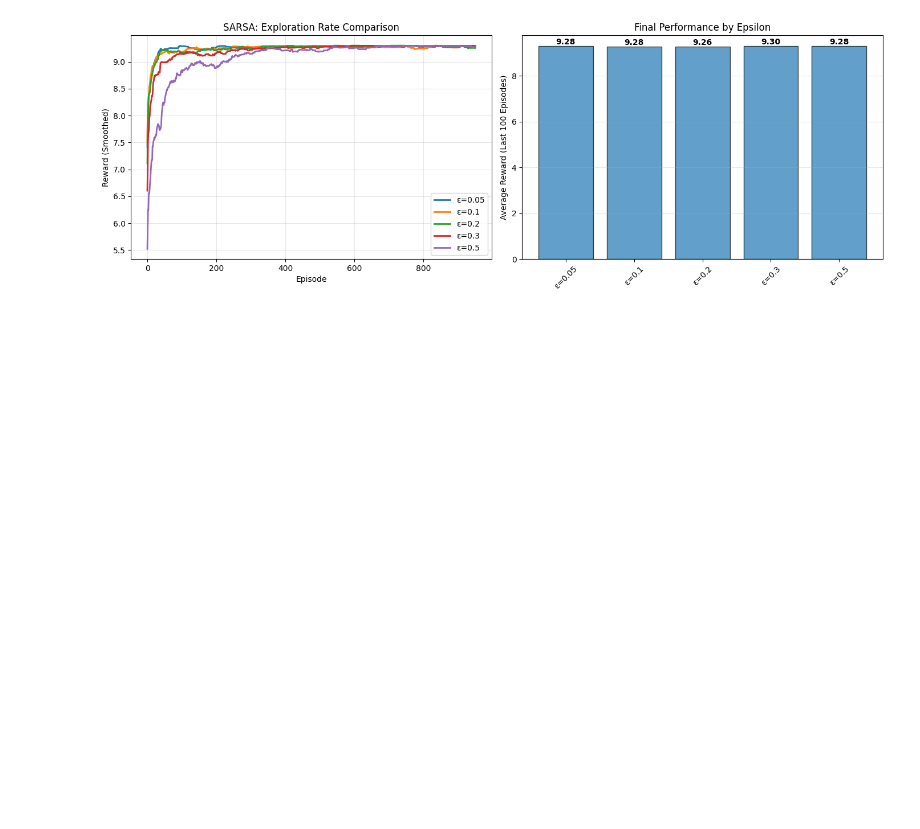
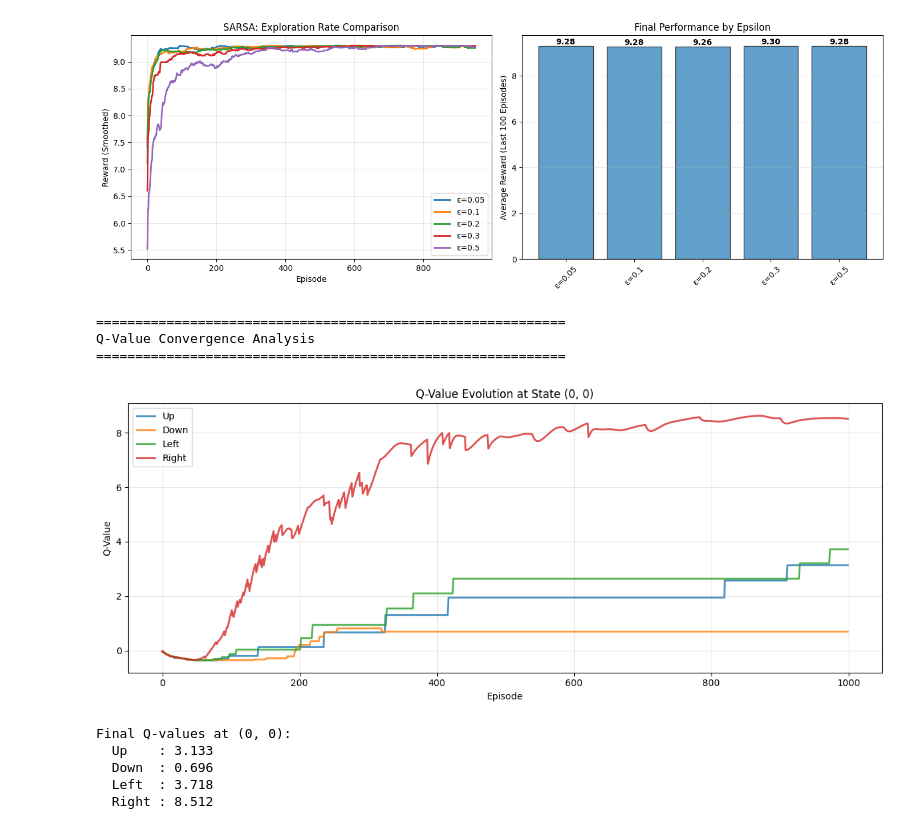
Before and after one commit to Abhijith-E/ReinforcementLearning, a Jupyter notebook: Lab8.ipynb, the cells around one changed output. Cells and saved outputs as stored; diff of their text form; code cells hidden in the pictures; blank space fills up the shorter version.

Commit message:
feat: add Q-value convergence tracking
- Track Q-value evolution during training
- Monitor all actions at start state
- Visualize convergence over episodes
- Show how values stabilize over time
- Display final Q-values for each action

```diff
--- a/Lab8.ipynb
+++ b/Lab8.ipynb
@@ -487,3 +487,66 @@ Training with ε=0.3...
 Training with ε=0.5...
   Final avg reward: 9.28
 [figure]
+# %%
+# Analyze Q-value evolution over training
+print("\n" + "=" * 60)
+print("Q-Value Convergence Analysis")
+print("=" * 60)
+
+# Train fresh agent while tracking Q-values
+env_track = GridWorld(size=5)
+agent_track = SARSAAgent(env_track, alpha=0.1, gamma=0.99, epsilon=0.3)
+
+# Track Q-values at specific state over training
+track_state = (0, 0)  # Start state
+q_history = {a: [] for a in range(4)}
+
+# Modified training to track Q-values
+for episode in range(1000):
+    state = env_track.reset()
+    action = agent_track.epsilon_greedy_policy(state)
+    done = False
+    steps = 0
+
+    while not done and steps < 200:
+        next_state, reward, done = env_track.step(action)
+        next_action = agent_track.epsilon_greedy_policy(next_state)
+        agent_track.sarsa_update(state, action, reward, next_state, next_action)
+        state = next_state
+        action = next_action
+        steps += 1
+
+    # Track Q-values
+    for a in range(4):
+        q_history[a].append(agent_track.Q[track_state][a])
+
+    agent_track.epsilon = max(0.01, agent_track.epsilon * 0.995)
+
+# Plot Q-value evolution
+plt.figure(figsize=(12, 5))
+
+action_names = ['Up', 'Down', 'Left', 'Right']
+for action, history in q_history.items():
+    plt.plot(history, label=action_names[action], linewidth=2, alpha=0.8)
+
+plt.xlabel('Episode')
+plt.ylabel('Q-Value')
+plt.title(f'Q-Value Evolution at State {track_state}')
+plt.legend()
+plt.grid(True, alpha=0.3)
+plt.tight_layout()
+plt.show()
+
+print(f"\nFinal Q-values at {track_state}:")
+for a, name in enumerate(action_names):
+    print(f"  {name:6s}: {agent_track.Q[track_state][a]:.3f}")
+# %% [output]
+============================================================
+Q-Value Convergence Analysis
+============================================================
+[figure, added]
+Final Q-values at (0, 0):
+  Up    : 3.133
+  Down  : 0.696
+  Left  : 3.718
+  Right : 8.512
```
